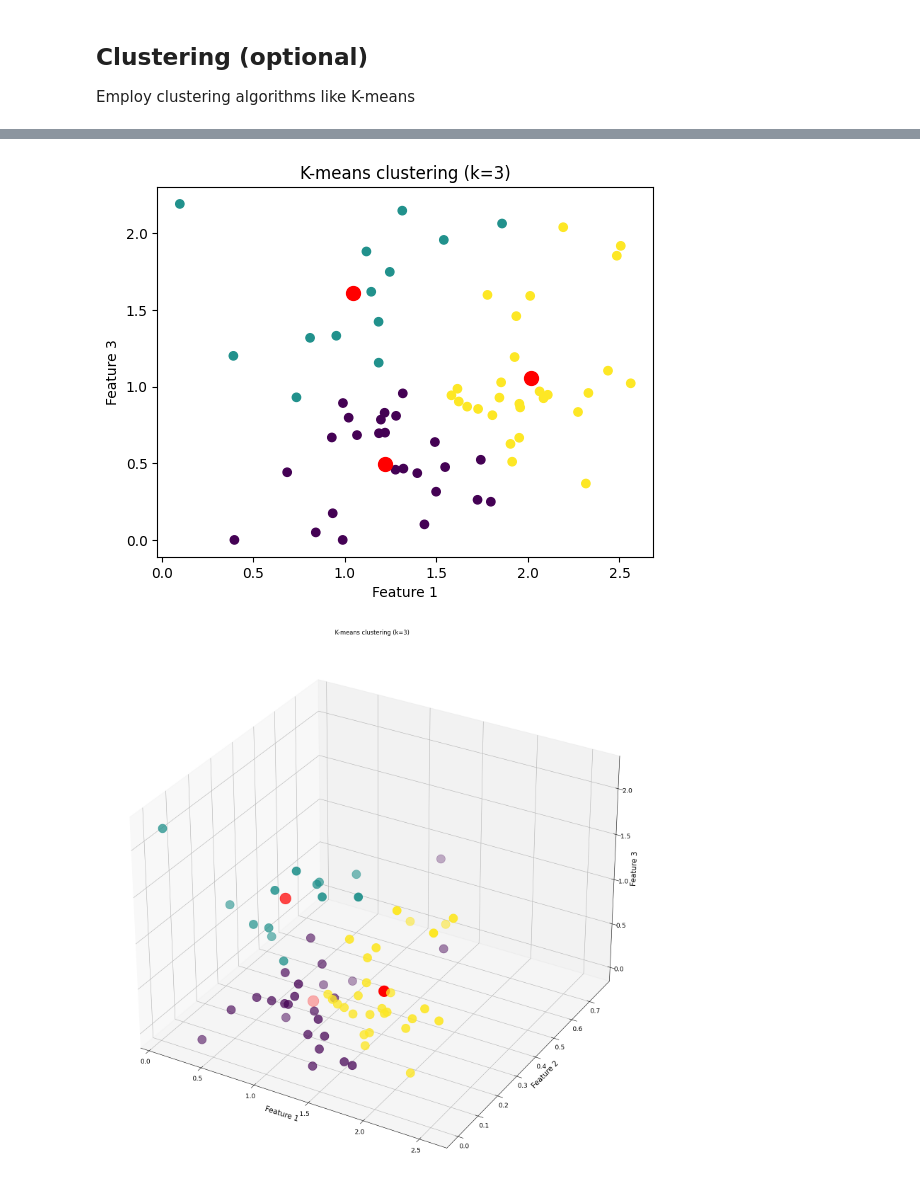
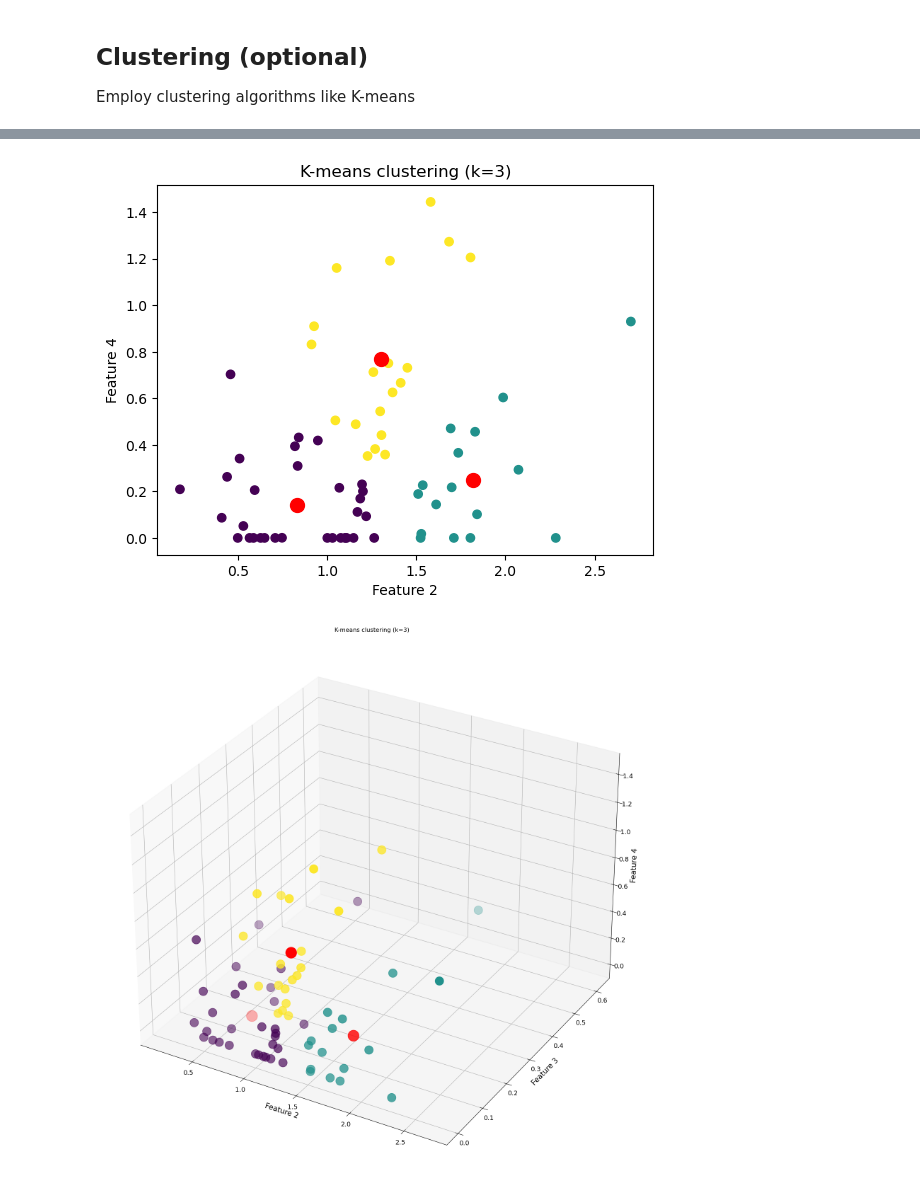
Before and after one commit to MalinRekdal/TT23-Biomed-project, a Jupyter notebook: unsupervised.ipynb, the cells around one changed output, grey strips where cells are left out. Saved outputs shown, nothing was run; the diff lists cells and outputs as text; code cells hidden in the pictures.

```diff
--- a/unsupervised.ipynb
+++ b/unsupervised.ipynb
@@ -52,12 +55,21 @@ Output folder created: output_images/
 # %%
 # With Augmentation
 def load_and_normalize_one_image(image_path):
+    """
+    :param image_path: Path to the image we want to load and normalize
+    :return: Array of a the normalized image
+    """
     image = cv2.imread(image_path)
     img_normalized = cv2.normalize(image, None, 0, 1.0, cv2.NORM_MINMAX, dtype=cv2.CV_32F)
     return img_normalized  # Normalize: scale pixel values to [0, 1]
 
 def augment_and_save_images(input_folder, output_folder):
-
+    """
+    Adds new images to the output folder.
+    :param input_folder: the folder where the raw data is
+    :param output_folder: The created folder to save the new data together with the raw data
+    :return: arrays with new data and raw data.
+    """
     raw_images = []
     augmented_images = []
     for filename in os.listdir(input_folder):
@@ -80,6 +92,11 @@ def augment_and_save_images(input_folder, output_folder):
     return raw_images, augmented_images
 
 def augment(image_array):
+    """
+    Takes in a image and augments it using Zoom, Flip, Contrast and Rotation.
+    :param image_array: Takes in an image
+    :return: An augmented image from the image_array
+    """
     data_augmentation = tf.keras.Sequential([
         keras.layers.RandomZoom(0.2),
         keras.layers.RandomFlip("horizontal_and_vertical"),
@@ -304,8 +321,6 @@ plt.show()
 Employ clustering algorithms like K-means
 # %%
 # Kmeans algorithm with different values of K (number of clusters)
-from sklearn.cluster import KMeans
-from scipy.spatial.distance import cdist
 
 distortions = []
 inertias = []
@@ -316,7 +331,7 @@ K = range(1, max_num_clusters + 1)
 
 for k in K:
     # Building and fitting the model
-    kmeanModel = KMeans(n_clusters=k).fit(encoded_features)
+    kmeanModel = KMeans(n_clusters=k, n_init=max_num_clusters).fit(encoded_features)
     kmeanModel.fit(encoded_features)
 
     distortions.append(sum(np.min(cdist(encoded_features, kmeanModel.cluster_centers_,
@@ -346,28 +362,28 @@ plt.show()
 # %%
 #Cluster plot
 k = 3 # choose the best k from result from The Elbow plot
 
-f1, f2 = 1, 3 # Define features to plot --> change these to see a different plot.
+f1, f2 = 2, 4 # Define features to plot --> change these to see a different plot.
 
-kmeans = KMeans(n_clusters=k, \
+kmeans = KMeans(n_clusters=k,  n_init=max_num_clusters,\
                     init='k-means++', random_state=42)
 y_kmeans = kmeans.fit_predict(encoded_features)
 plt.scatter(encoded_features[:, f1], encoded_features[:, f2], c=y_kmeans)
 plt.scatter(kmeans.cluster_centers_[:, f1],\
             kmeans.cluster_centers_[:, f2], \
             s=100, c='red')
 plt.title('K-means clustering (k={})'.format(k))
 plt.xlabel(f'Feature {f1}')
 plt.ylabel(f'Feature {f2}')
 plt.show()
 # %% [output]
-[figure, old version]
+[figure, new version]
 # %%
 #Cluster plot in 3D
 
-f1, f2, f3 = 1, 2, 3 # Define features to plot --> change these to see a different plot.
+f1, f2, f3 = 2, 3, 4 # Define features to plot --> change these to see a different plot.
 
-kmeans = KMeans(n_clusters=k, \
+kmeans = KMeans(n_clusters=k,  n_init=max_num_clusters,\
                     init='k-means++', random_state=42)
 y_kmeans = kmeans.fit_predict(encoded_features)
 fig = plt.figure(figsize=(20, 20))
@@ -384,4 +400,4 @@ ax.set_ylabel(f'Feature {f2}', fontsize = 15)
 ax.set_zlabel(f'Feature {f3}', fontsize = 15)
 plt.show()
 # %% [output]
-[figure, old version]
+[figure, new version]
```
Also changed, not shown: parts of 10 cells of this notebook, 1 other file.
